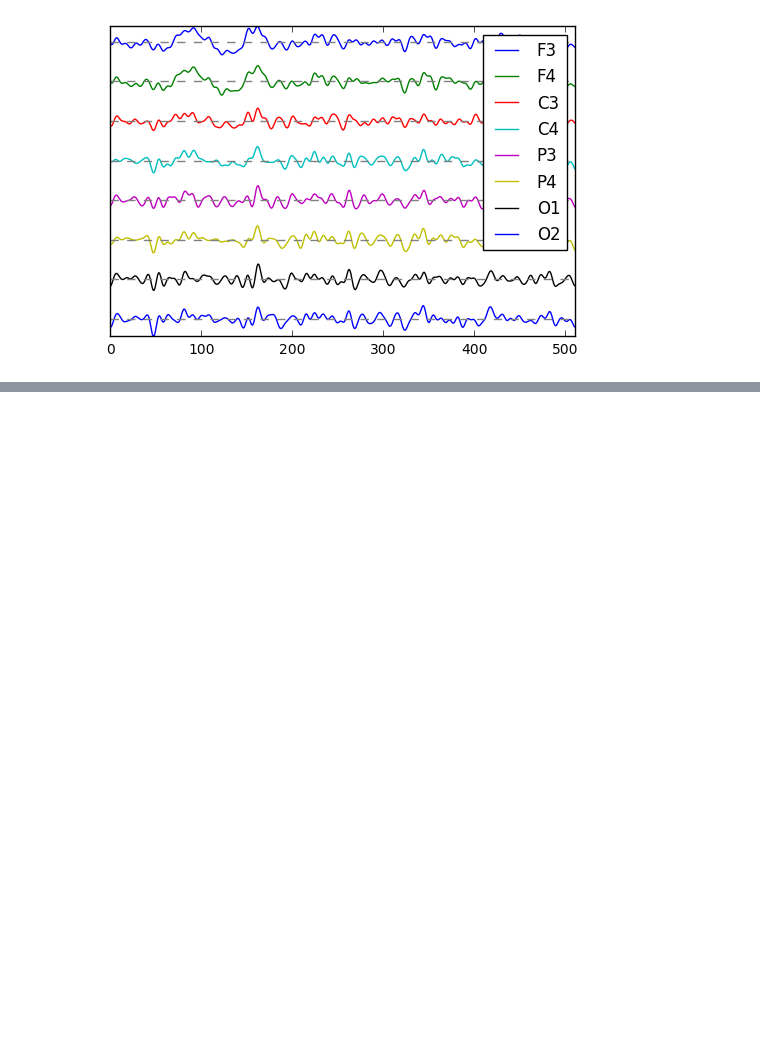
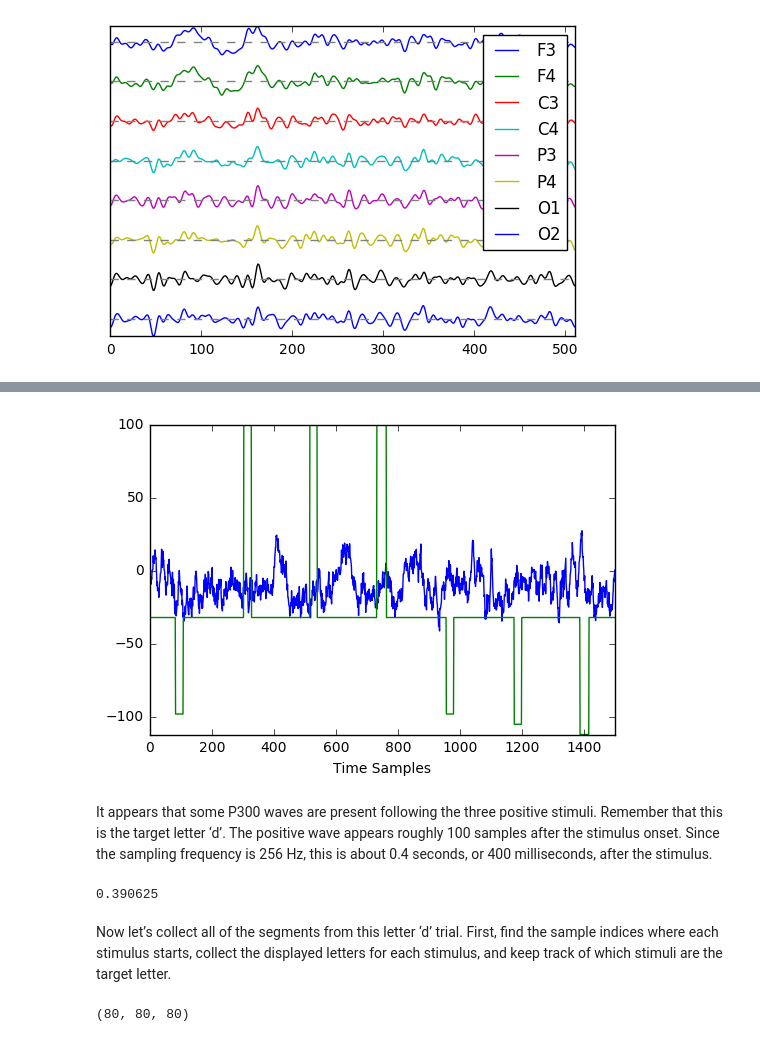
Before and after one commit to brylie/CSU-BCILab-getting-started-with-EEG-data, a Jupyter notebook: Getting Started with EEG Data.ipynb, the cells around one changed output, grey strips where cells are left out. Drawn from its saved outputs; the diff is of its cells as text; code cells hidden in the pictures; blank space fills up the shorter version.

```diff
--- a/Getting Started with EEG Data.ipynb
+++ b/Getting Started with EEG Data.ipynb
@@ -327,0 +379,30 @@ plt.legend(first['channels']);
+# %%
+plt.clf();
+
+plt.plot(eeg[3000:4500,[5,8]]);
+
+plt.axis('tight');
+
+plt.xlabel('Time Samples');
+# %% [output]
+[figure, added]
+# %% [markdown]
+It appears that some P300 waves are present following the three positive stimuli. Remember that this is the target letter ‘d’. The positive wave appears roughly 100 samples after the stimulus onset. Since the sampling frequency is 256 Hz, this is about 0.4 seconds, or 400 milliseconds, after the stimulus.
+# %%
+100.0 / letterd['sample rate']
+# %% [output]
+0.390625
+# %% [markdown]
+Now let’s collect all of the segments from this letter ‘d’ trial. First, find the sample indices where each stimulus starts, collect the displayed letters for each stimulus, and keep track of which stimuli are the target letter.
+# %%
+starts = np.where(np.diff(np.abs(eeg[:,-1])) > 0)[0]
+
+stimuli = [chr(int(n)) for n in np.abs(eeg[starts+1,-1])]
+
+targetLetter = letterd['protocol'][-1]
+
+targetSegments = np.array(stimuli) == targetLetter
+
+len(starts),len(stimuli),len(targetSegments)
+# %% [output]
+(80, 80, 80)
```
Also changed, not shown: parts of 24 cells of this notebook.
